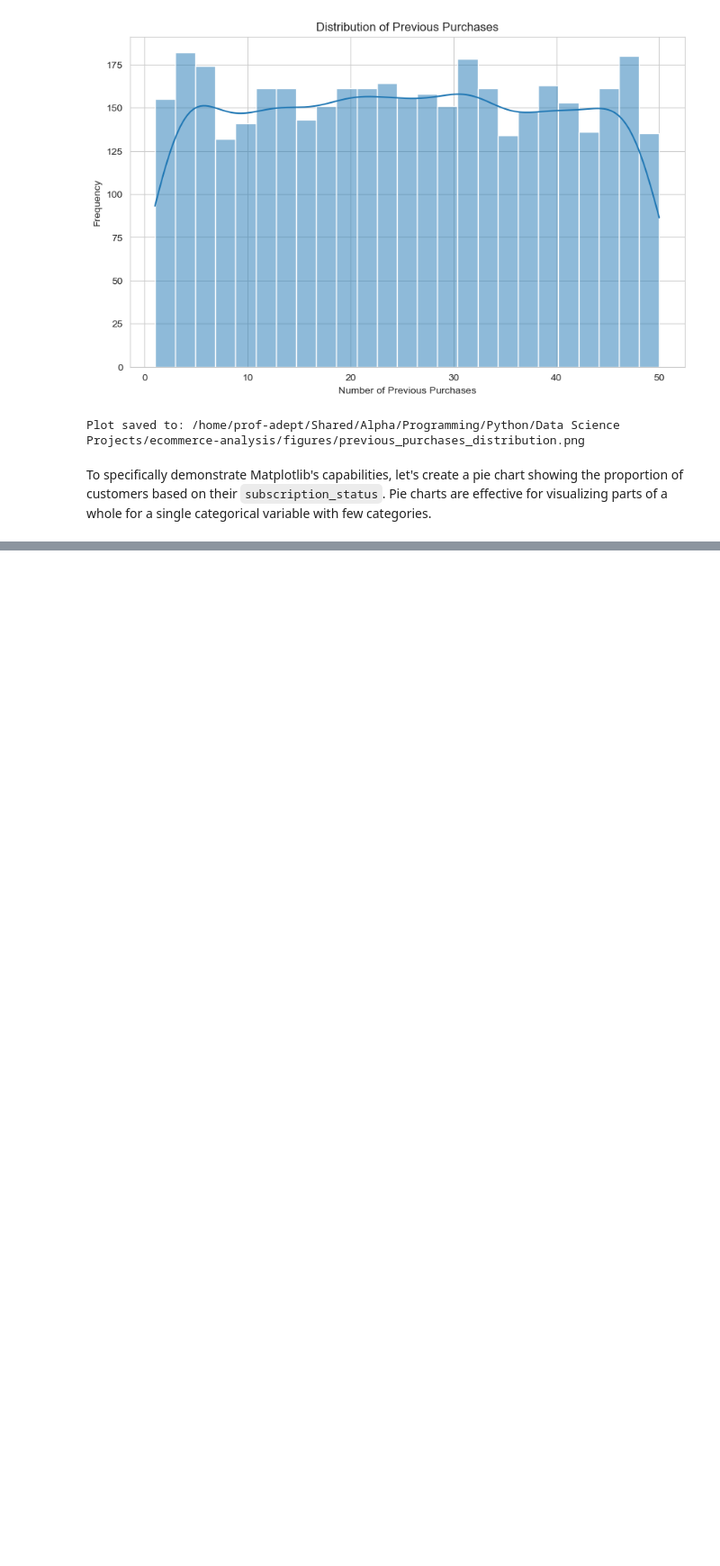
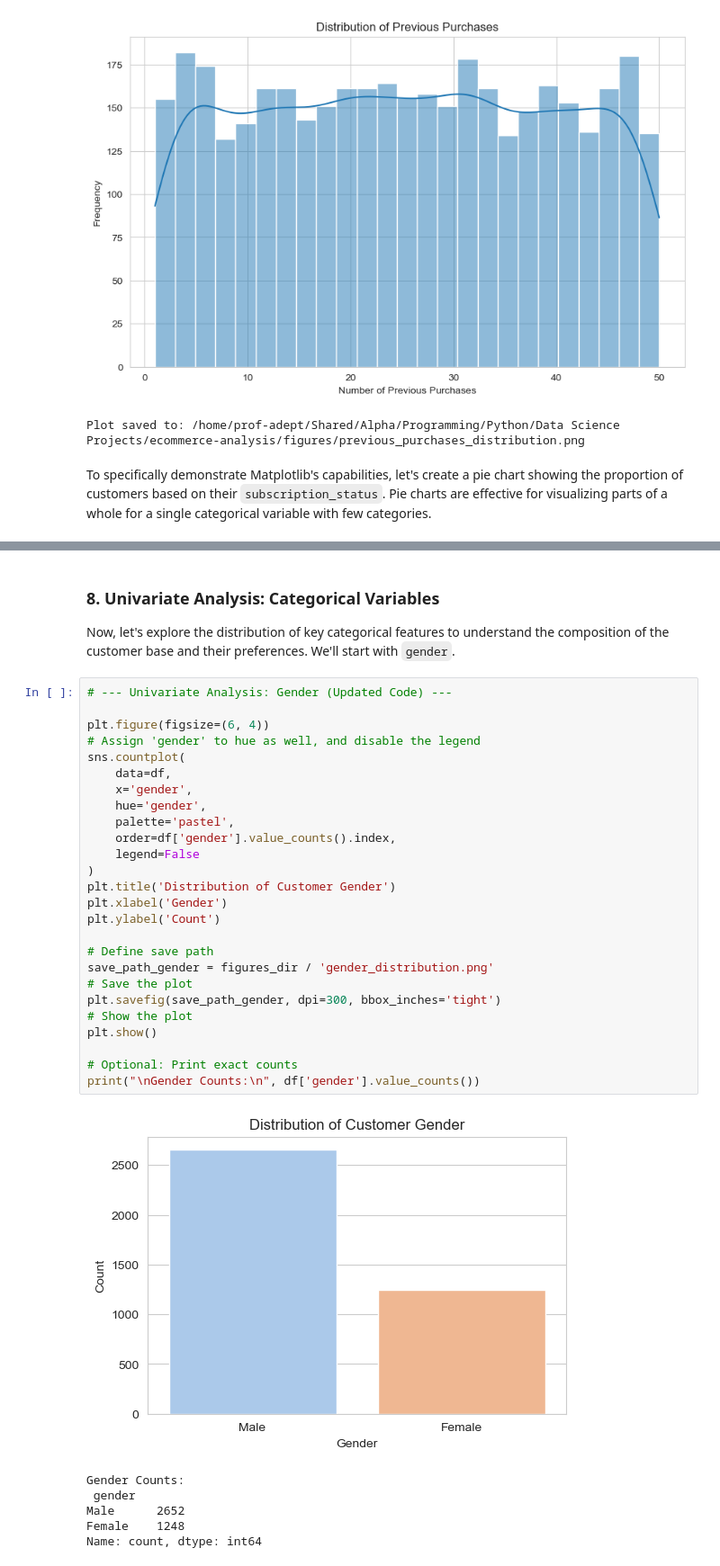
Before and after one commit to profadept/ecommerce-analysis, a Jupyter notebook: notebooks/analysis.ipynb, the cells around one changed output, grey strips where cells are left out. Shown at 90% size. Saved outputs shown, nothing was run; the diff lists cells and outputs as text; blank space fills up the shorter version.

```diff
--- a/notebooks/analysis.ipynb
+++ b/notebooks/analysis.ipynb
@@ -348,0 +396,37 @@ To specifically demonstrate Matplotlib's capabilities, let's create a pie chart
+# %% [markdown]
+### 8. Univariate Analysis: Categorical Variables
+
+Now, let's explore the distribution of key categorical features to understand the composition of the customer base and their preferences. We'll start with `gender`.
+# %%
+# --- Univariate Analysis: Gender (Updated Code) ---
+
+plt.figure(figsize=(6, 4))
+# Assign 'gender' to hue as well, and disable the legend
+sns.countplot(
+    data=df,
+    x='gender',
+    hue='gender',
+    palette='pastel',
+    order=df['gender'].value_counts().index,
+    legend=False
+)
+plt.title('Distribution of Customer Gender')
+plt.xlabel('Gender')
+plt.ylabel('Count')
+
+# Define save path
+save_path_gender = figures_dir / 'gender_distribution.png'
+# Save the plot
+plt.savefig(save_path_gender, dpi=300, bbox_inches='tight')
+# Show the plot
+plt.show()
+
+# Optional: Print exact counts
+print("\nGender Counts:\n", df['gender'].value_counts())
+# %% [output]
+[figure, added]
+Gender Counts:
+ gender
+Male      2652
+Female    1248
+Name: count, dtype: int64
```
Also changed, not shown: parts of 10 cells of this notebook.
